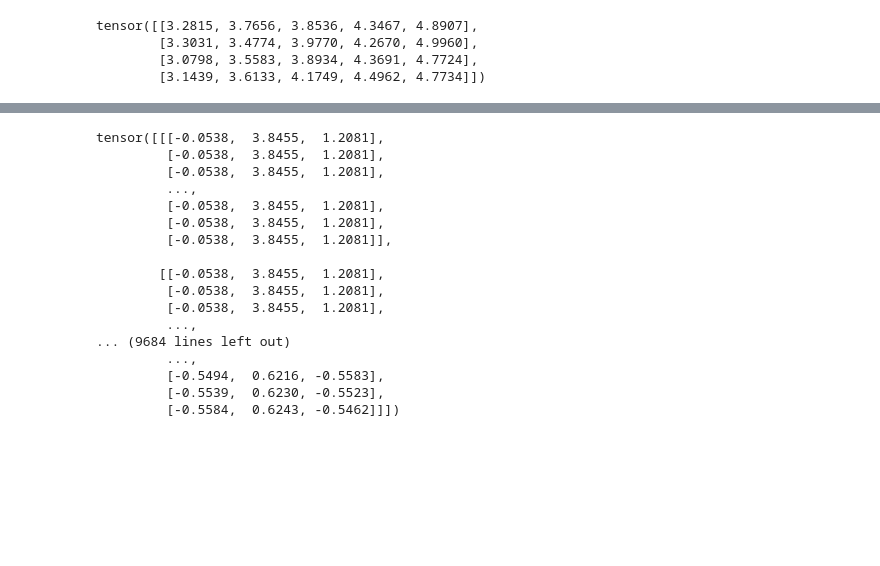
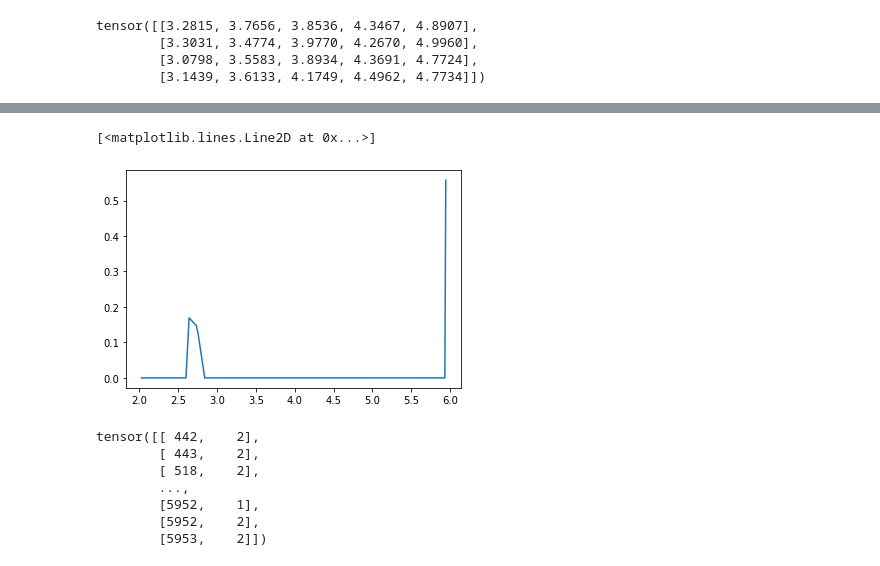
Before and after one commit to ishaanshah/nerf, a Jupyter notebook: Experiments.ipynb, the cells around one changed output, grey strips where cells are left out. Drawn from its saved outputs; the diff is of its cells as text; code cells hidden in the pictures; blank space fills up the shorter version.

```diff
--- a/Experiments.ipynb
+++ b/Experiments.ipynb
@@ -98,6 +101,9 @@ tensor([[3.2815, 3.7656, 3.8536, 4.3467, 4.8907],
         [3.1439, 3.6133, 4.1749, 4.4962, 4.7734]])
 # %%
 import src.dataset as ds
+from src.module import NeRFModule
 from pathlib import Path
+from src import utils
+import numpy as np
 
-dataset = ds.NeRFBlenderDataSet("train", Path("/home/ishaanshah/nerf/dataset/nerf_synthetic/lego/"), 0.1)
+dataset = ds.NeRFBlenderDataSet("val", Path("/ssd_scratch/cvit/ishaanshah/nerf_dataset/nerf_synthetic/lego/"), 0.1)
@@ -122,20 +110,4 @@ torch.Size([640000, 3])
-# %%
-dataset = ds.NeRFBlenderDataSet("train", Path("/home/ishaanshah/nerf/dataset/nerf_synthetic/lego/"), 0.1)
-# %% [output]
-tensor([[[-0.0538,  3.8455,  1.2081],
-         [-0.0538,  3.8455,  1.2081],
-         [-0.0538,  3.8455,  1.2081],
-         ...,
-         [-0.0538,  3.8455,  1.2081],
-         [-0.0538,  3.8455,  1.2081],
-         [-0.0538,  3.8455,  1.2081]],
-
-        [[-0.0538,  3.8455,  1.2081],
-         [-0.0538,  3.8455,  1.2081],
-         [-0.0538,  3.8455,  1.2081],
-         ...,
-... (9684 lines left out)
-         ...,
-         [-0.5494,  0.6216, -0.5583],
-         [-0.5539,  0.6230, -0.5523],
-         [-0.5584,  0.6243, -0.5462]]])
+# %%
+o, d, c, n, f = dataset[0]
+s = int(np.sqrt(o.shape[0]))
+l = o.shape[0]
@@ -141,0 +116,2 @@ tensor([[[-0.0538,  3.8455,  1.2081],
+# %%
+tc = utils.sample_coarse(6400, 64, n*torch.ones(6400), f*torch.ones(6400))
@@ -141,0 +120,15 @@ tensor([[[-0.0538,  3.8455,  1.2081],
+# %%
+plt.plot(tc[0], w[1].detach().numpy())
+# %% [output]
+[<matplotlib.lines.Line2D at 0x...>]
+[figure, added]
+# %%
+torch.nonzero(c < .5)
+# %% [output]
+tensor([[ 442,    2],
+        [ 443,    2],
+        [ 518,    2],
+        ...,
+        [5952,    1],
+        [5952,    2],
+        [5953,    2]])
```
Also changed, not shown: parts of 4 cells of this notebook, 4 other files.
